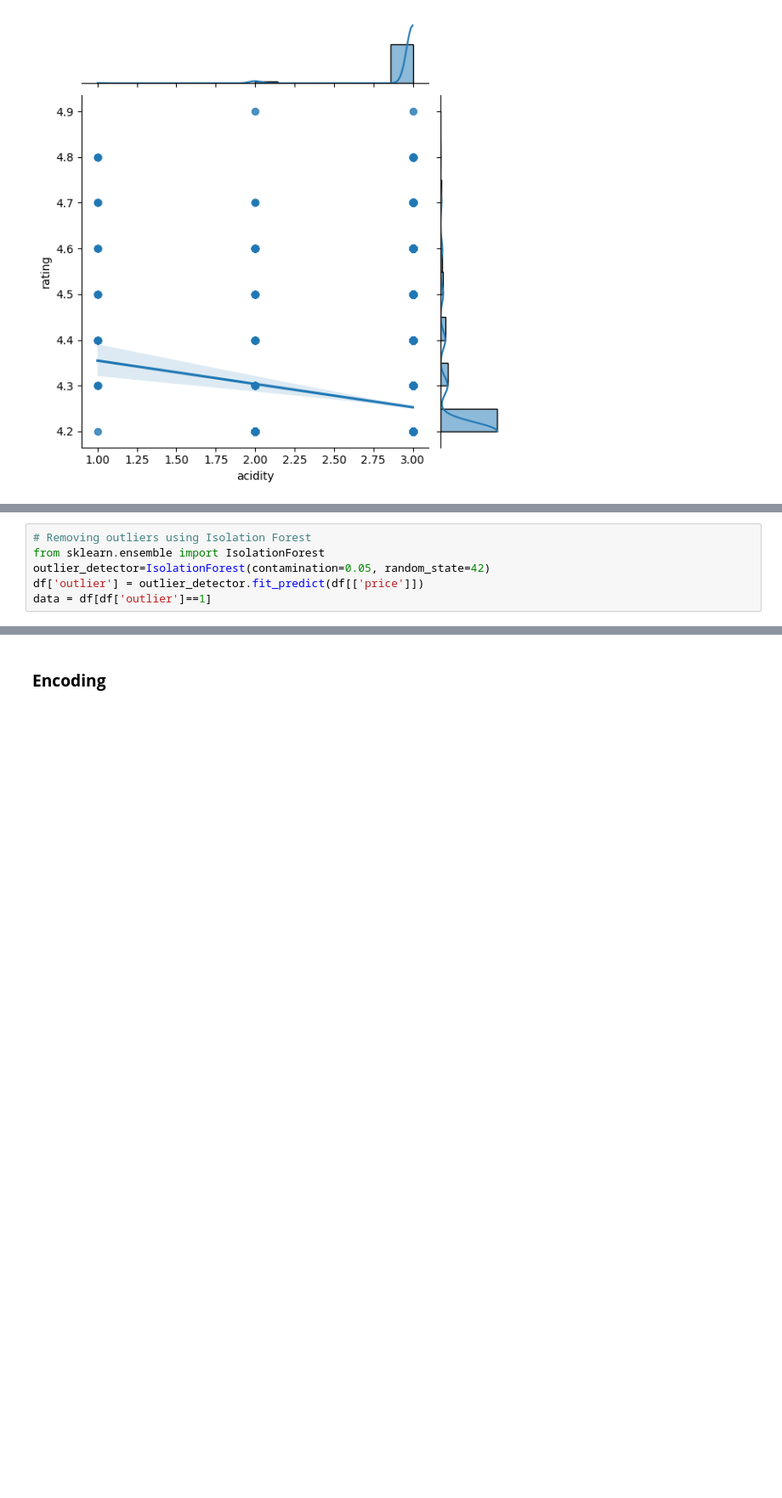
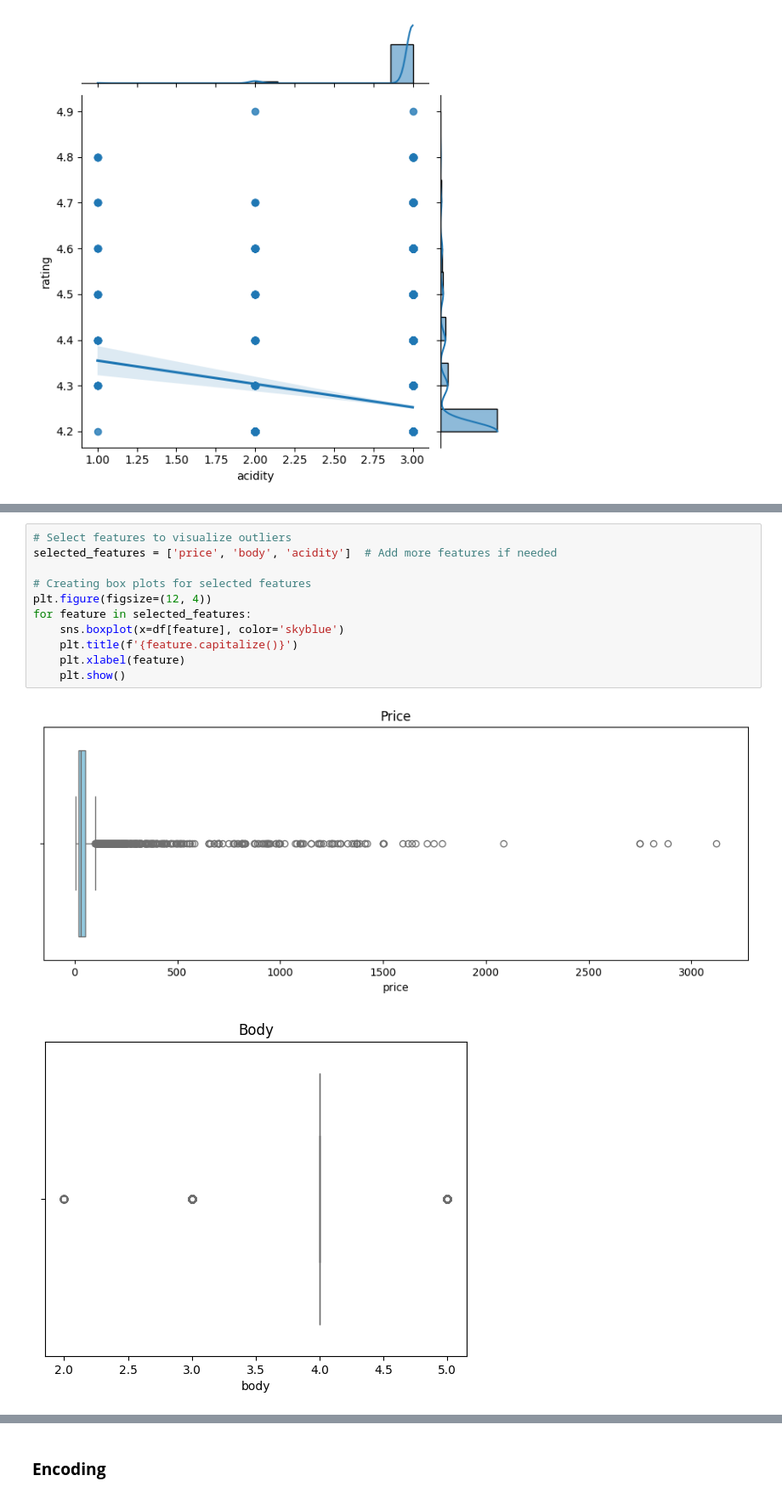
Before and after one commit to shilpaaah/Machine-Learning, a Jupyter notebook: PROJECTML!.ipynb, the cells around one changed output, grey strips where cells are left out. Shown: that part at 85% size. Cells and saved outputs as stored; diff of their text form; blank space fills up the shorter version.

```diff
--- a/PROJECTML!.ipynb
+++ b/PROJECTML!.ipynb
@@ -361,6 +354,0 @@ plt.show()
-# %%
-# Removing outliers using Isolation Forest
-from sklearn.ensemble import IsolationForest
-outlier_detector=IsolationForest(contamination=0.05, random_state=42)
-df['outlier'] = outlier_detector.fit_predict(df[['price']])
-data = df[df['outlier']==1]
@@ -374,0 +371,14 @@ data = df[df['outlier']==1]
+# %%
+# Select features to visualize outliers
+selected_features = ['price', 'body', 'acidity']  # Add more features if needed
+
+# Creating box plots for selected features
+plt.figure(figsize=(12, 4))
+for feature in selected_features:
+    sns.boxplot(x=df[feature], color='skyblue')
+    plt.title(f'{feature.capitalize()}')
+    plt.xlabel(feature)
+    plt.show()
+# %% [output]
+[figure, added]
+[figure, added]
```
Also changed, not shown: parts of 43 cells of this notebook.
